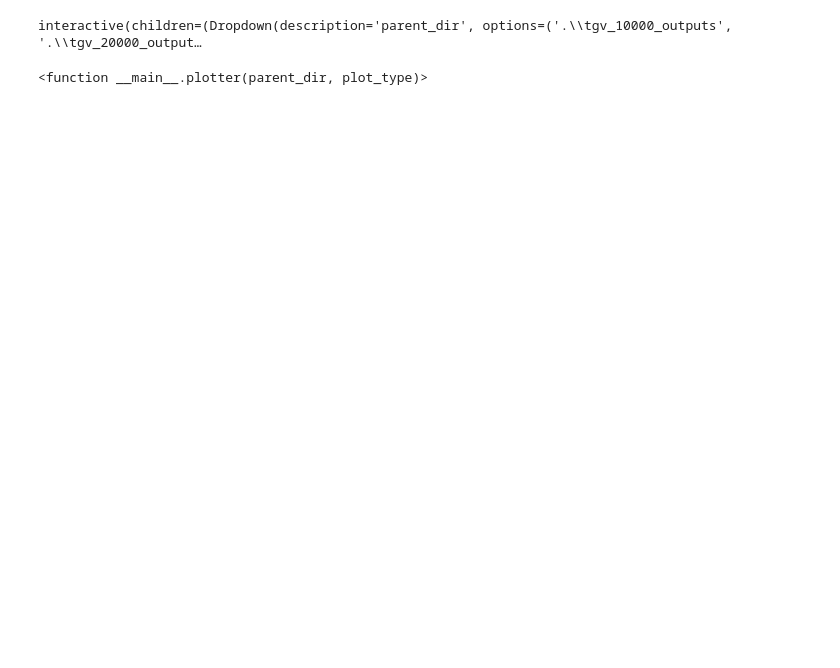
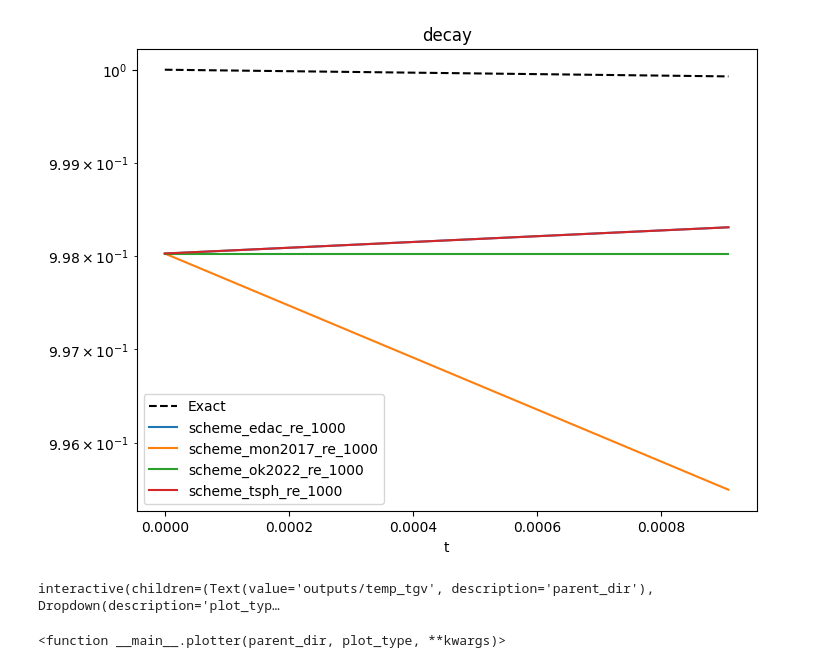
Before and after one commit to Prajwal-Prathiksh/ddp-thesis, a Jupyter notebook: plotter.ipynb, the cells around one changed output. Drawn from its saved outputs; the diff is of its cells as text; code cells hidden in the pictures; blank space fills up the shorter version.

```diff
--- a/plotter.ipynb
+++ b/plotter.ipynb
@@ -21,15 +81,15 @@ def get_results_file(path):
 # %%
-def plotter(parent_dir, plot_type):
+def plotter(parent_dir, plot_type, **kwargs):
     plot_types = ['decay', 'l1', 'linf', 'p_l1', 'ke']
     if plot_type not in plot_types:
         raise ValueError(
             f'Invalid plot type: {plot_type}. Valid types are: {plot_types}'
         )
-
-    sub_folders = get_sub_folders(parent_dir)
+    subfolders = get_sub_fldrs(parent_dir)
+    subfolders = select_subfolder(subfolders, **kwargs)
     plot_exact = False
     plt.figure(figsize=(8, 6))
-    for folder in sub_folders:
+    for folder in subfolders:
         results_file = get_results_file(folder)
         if results_file:
             data = np.load(results_file)
@@ -56,15 +116,19 @@ def plotter(parent_dir, plot_type):
     plt.title(plot_type)
     plt.xlabel('t')
     plt.legend()
-    # plt.show()
+    plt.show()
+# %%
+plotter('outputs/temp_tgv', 'decay', re='1000')
+# %% [output]
+[figure, added]
 # %%
-parent_dir_options = [f for f in get_sub_folders('.') if 'tgv_' in f]
 plot_type_options = ['decay', 'l1', 'linf', 'p_l1', 'ke']
 interact(
     plotter,
-    parent_dir=parent_dir_options,
-    plot_type=plot_type_options
+    parent_dir='outputs/temp_tgv',
+    plot_type=plot_type_options,
+    # re=master_dict['re'],
 )
 # %% [output]
-interactive(children=(Dropdown(description='parent_dir', options=('.\\tgv_10000_outputs', '.\\tgv_20000_output…
+interactive(children=(Text(value='outputs/temp_tgv', description='parent_dir'), Dropdown(description='plot_typ…
-<function __main__.plotter(parent_dir, plot_type)>
+<function __main__.plotter(parent_dir, plot_type, **kwargs)>
```
Also changed, not shown: parts of 4 cells of this notebook, 1 other file.
